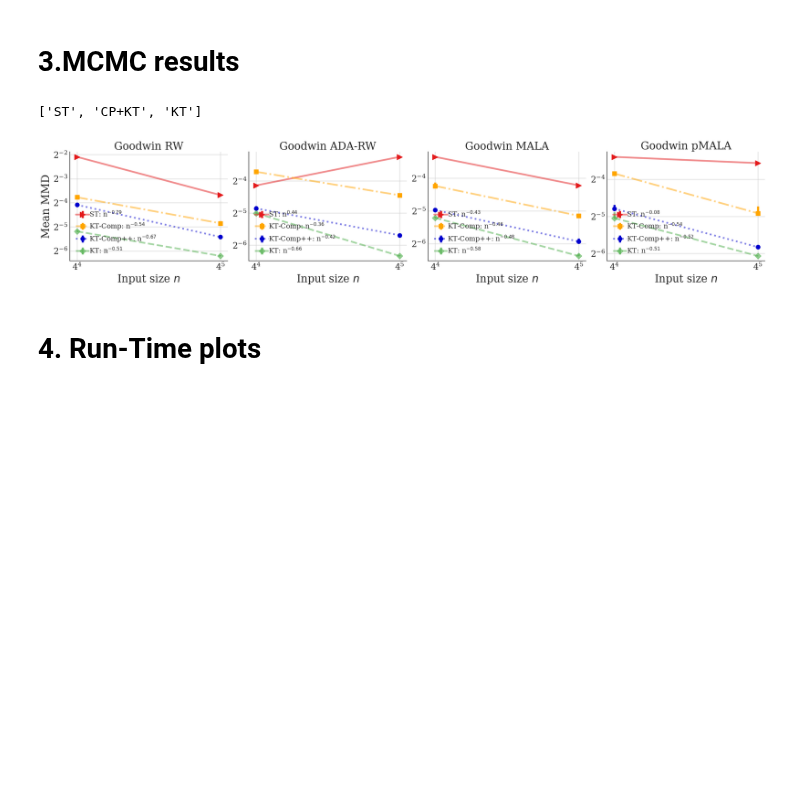
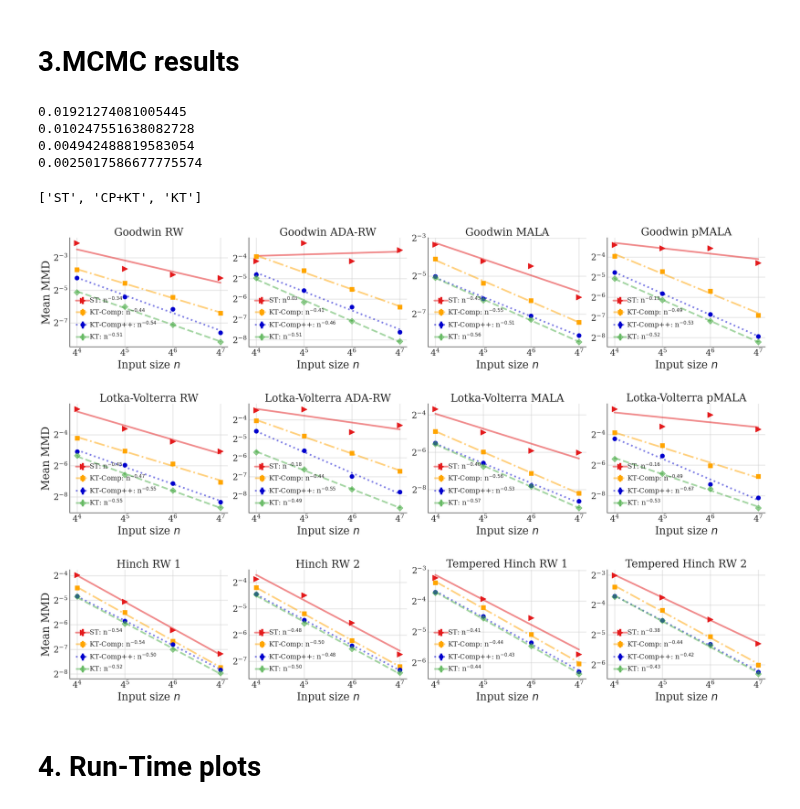
Before and after one commit to microsoft/goodpoints, a Jupyter notebook: examples/compress/plot_compress_results.ipynb, the cells around one changed output. Cells and saved outputs as stored; diff of their text form; code cells hidden in the pictures; blank space fills up the shorter version.

```diff
--- a/examples/compress/plot_compress_results.ipynb
+++ b/examples/compress/plot_compress_results.ipynb
@@ -407,8 +411,8 @@ cpp_herding_coresets = False # whether to load compress++ with herding coresets
 ### g and size parameters ###
 
 adjust_g = True # only compress (g=0) and compress++ with g=4 will be loaded
-sizes_kt = [4, 7] # range of sizes for kt and herding results
-sizes_non_kt = [4, 7] # range of sizes for compress++ results
+sizes_kt = [4, 8] # range of sizes for kt and herding results
+sizes_non_kt = [4, 9] # range of sizes for compress++ results
 
 if adjust_g is False:
     sizes_kt = None
@@ -1003,6 +1025,7 @@ def mcmc_titles(a):
     a = a.replace("_temp_8", "")
     a = a.replace("_scaled", "")
     a = a.replace("_float_step", "")
+    a = a.replace("_nosplit","")
     a = a.replace("_", " ")
     a = a.replace("Lotka", "Lotka-Volterra")
     a = a.replace("PRECOND-", "p")
@@ -1022,8 +1045,8 @@ cpp_herding_coresets = False
 ### g and size parameters ###
 
 adjust_g = True # only compress (g=0) and compress++ with g=4 will be loaded
-sizes_kt = [4, 5] # sizes for kt and herding results
-sizes_non_kt = [4, 5] # sizes for compress++ results
+sizes_kt = [4, 7] # sizes for kt and herding results
+sizes_non_kt = [4, 7] # sizes for compress++ results
 
 if adjust_g is False:
     sizes_kt = None
@@ -1032,8 +1055,7 @@ if adjust_g is False:
 run_mcmc_experiments = True
 # %%
 args = parse_arguments()
-
-args.mcmcfolder = 'data'
+args.mcmcfolder = "/accounts/projects/binyu/raaz.rsk/kernel_thinning/kernel_thinning_plus/data"
 args.krt = 0 # 0 if no krt, anything else for krt
 
 # mmd and size params
@@ -1041,7 +1063,7 @@ args.combine_mmd = 1
 args.computemmd = 1
 args.size_min, args.size_max = 4, 5
 args.rep0 = 0
-args.repn = 2
+args.repn = 10
 args.g_max = 4
 args.symm1 = 1
 
@@ -1055,7 +1077,7 @@ args.recombine = False # whether to create a new combined mmd file in case one a
 
 if run_mcmc_experiments:
     args.setting = "mcmc"
-    for filename in all_mcmc_filenames[:4]: ### CHANGE THE LIST to all_mcmc_filenames when running all experiments ###
+    for filename in all_mcmc_filenames: ### CHANGE THE LIST to all_mcmc_filenames when running all experiments ###
         args.filename = filename
         combined_mmd_results[filename] = dict()
 
@@ -1079,6 +1101,14 @@ if run_mcmc_experiments:
                 args.cset = lab
                 combined_mmd_results[filename][lab] = dict()
                 combined_mmd_results[filename][lab] = combine_results(args, params_p, params_k_split, params_k_swap, adjust_g=adjust_g)
+# %%
+for m in [4, 5, 6, 7]:
+    print(combined_mmd_results['Lotka_ADA-RW']["KT"]["KT"][f'size_{m}'].mean())
+# %% [output]
+0.01921274081005445
+0.010247551638082728
+0.004942488819583054
+0.0025017586677775574
 # %%
 plot_keys = []
 for f, lab in zip(flags, labels):
@@ -1094,44 +1124,44 @@ basey = 2
 title_size = 25
 # %%
 save_fig = False
-
-
 if run_mcmc_experiments:
-    for t in [0]: ### NOTE CHANGE TO [0, 4, 8] WHEN RUNNING ALL MCMC EXPERIMENTS
+    for t in [0, 4, 8]: ### NOTE CHANGE TO [0, 4, 8] WHEN RUNNING ALL MCMC EXPERIMENTS
         if t == 8 and adjust_g:
             sizes_non_kt = sizes_kt.copy()
         plot_files = np.array(all_mcmc_filenames)[range(t, t+4)]
         simplified_plot = True
         if simplified_plot:
             skip_ns = int(0)
             axes = plt.subplots(1, len(plot_files), figsize=[6*len(plot_files), 5], sharex=False, sharey=False)
             for i, filename in enumerate(plot_files):
-                if filename == "Lotka_ADA-RW" or "Hinch" in filename and sizes_kt[1]>8:
+                if ((filename == "Lotka_ADA-RW") or ("Hinch" in filename) )and sizes_kt[1]>8:
                     sizes_kt[1] = 8
                     sizes_non_kt[1] = 8
                 if sizes_kt[1]>8:
                     sizes_kt[1] = 8
                 ax = axes[1] if len(plot_files) == 1 else axes[1][i]
                 simple_mmd_dict = post_process(combined_mmd_results[filename], args, plot_keys, adjust_g=adjust_g,
                                            sizes_non_kt = sizes_non_kt, sizes_kt=sizes_kt)
                 plot_mmd_dict_new(ax, range(args.size_min, args.size_max+1), simple_mmd_dict, 0.5,
                           skip_ns=skip_ns, error_bar=True, rm_keys = [], change_cpthin=True, alpha_kt=0.6,
                           legend_loc='lower left',
                           legend_size=16, adjust_g=adjust_g,
                                            sizes_non_kt = sizes_non_kt, sizes_kt=sizes_kt, basex=basex, basey=basey)
                 #ax.set_ylim([2**(-12), 2**(-2)])
                 ax.set_title(mcmc_titles(filename), fontsize=title_size)
                 ax.set_xticks([4**i for i in range(sizes_non_kt[0], sizes_non_kt[1]+1)])
                 if i==0:
                     ax.set_ylabel(ylab, fontsize=ylab_size)
                 ax.set_xlabel(r"Input size $n$", fontsize=xlab_size)
             plt.tight_layout()
             if save_fig:
                 suff  = "4_9" if adjust_g else ""
                 plt.savefig(fig_dir + f"mcmc_{plot_files[0][:4]}_kt_mmd_{suff}.pdf")
             plt.show()
 # %% [output]
-[figure, old version]
+[figure, new version]
+[figure, added]
+[figure, added]
 # %% [markdown]
 # 4. Run-Time plots
 # %%
```
Also changed, not shown: parts of 4 cells of this notebook, 9 other files.
